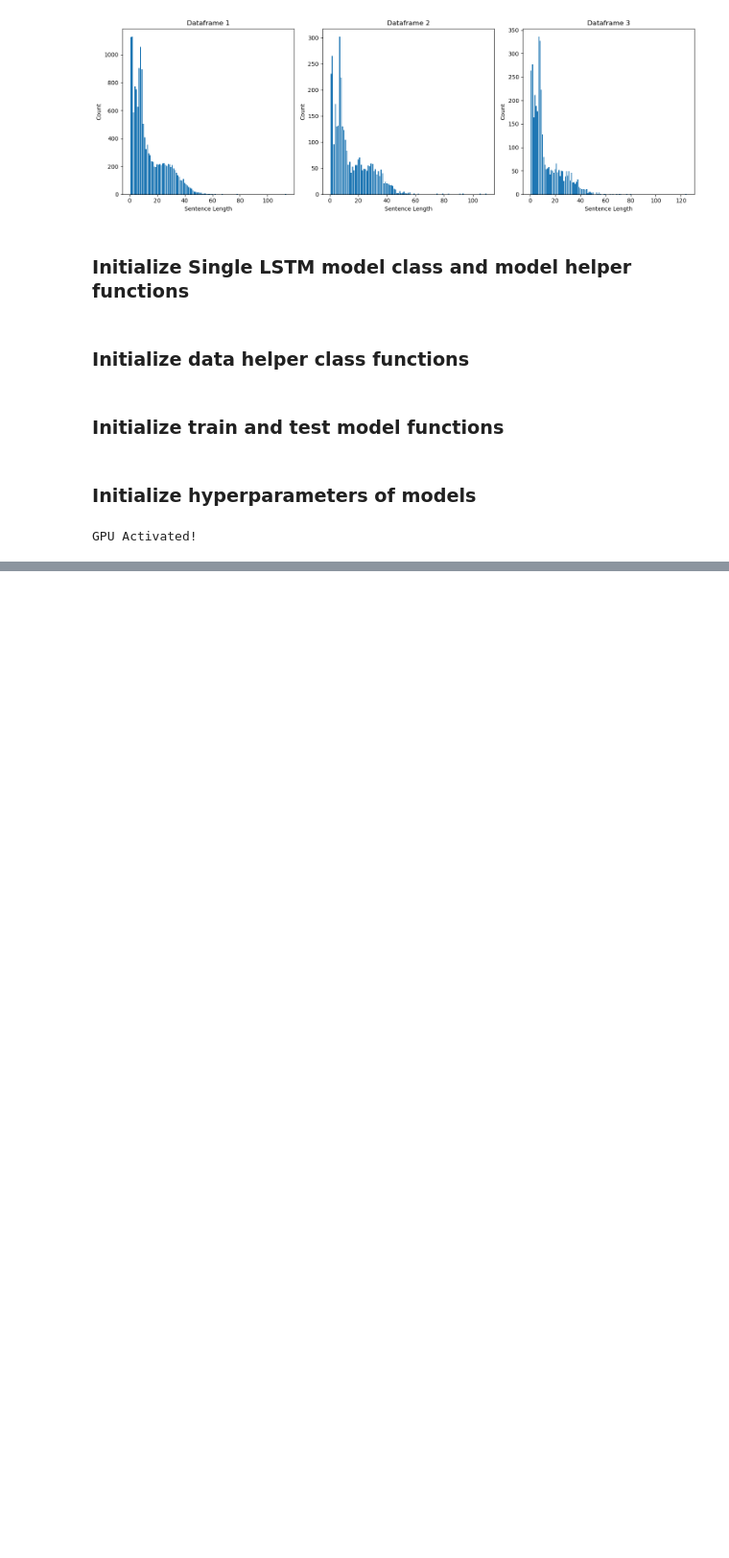
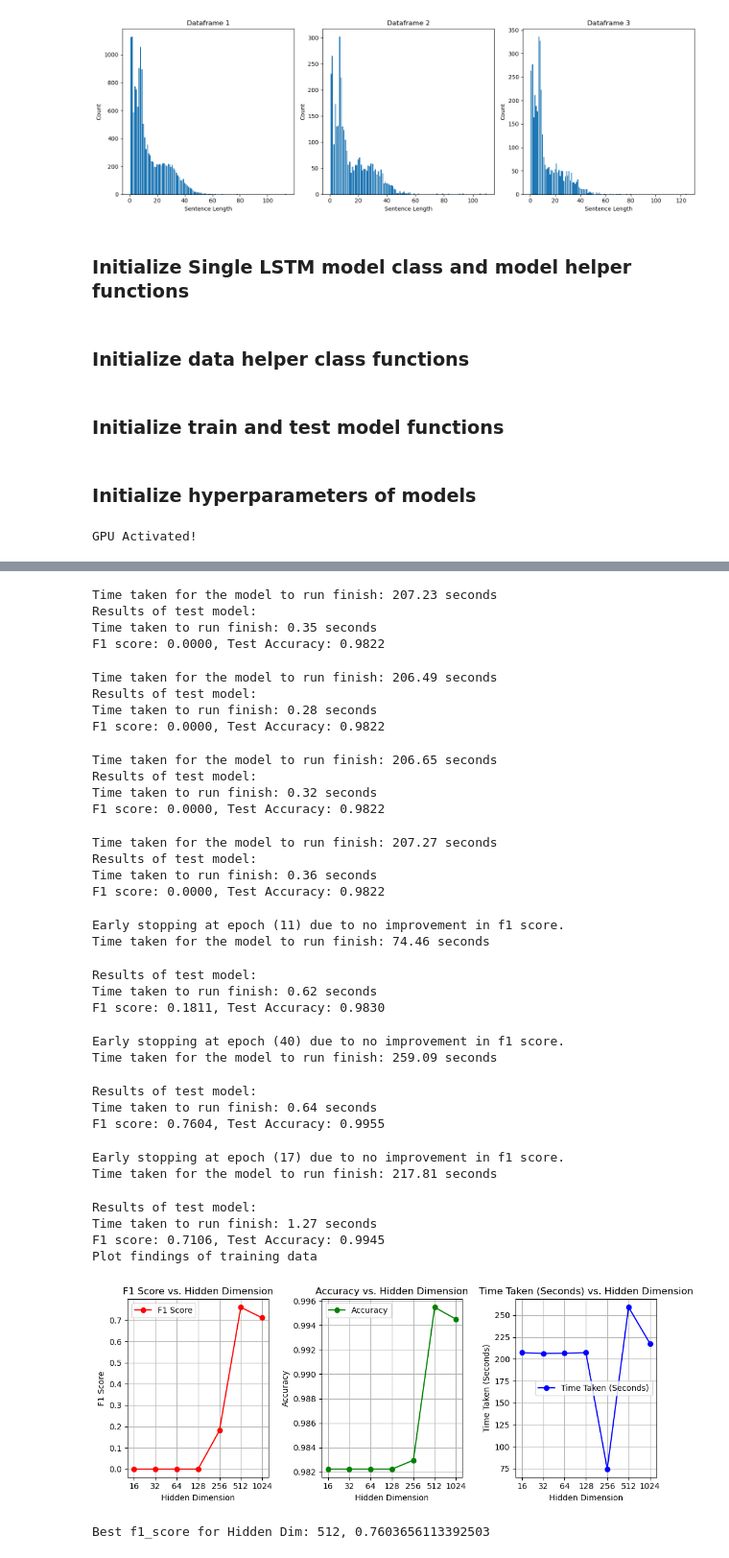
Before and after one commit to jordanlianhs/SC4002-Natural-Language-Processing, a Jupyter notebook: CZ4045 Part 1 latest.ipynb, the cells around one changed output, grey strips where cells are left out. Shown at 96% size. Saved outputs shown, nothing was run; the diff lists cells and outputs as text; code cells hidden in the pictures; blank space fills up the shorter version.

```diff
--- a/CZ4045 Part 1 latest.ipynb
+++ b/CZ4045 Part 1 latest.ipynb
@@ -1258,0 +1351,64 @@ Epoch 12.00, F1 Score: 0.6903, Time taken for this epoch: 3.91s.
+# %%
+if device.type == 'cuda': torch.cuda.empty_cache() # Release cache
+
+# Fixed parameters for this testing
+epoch = 50
+batch_size = 32
+
+# Get dataset loaders with fixed batch size
+train_data_loader, val_data_loader, train_sentence_len, val_sentence_len = get_training_data(batch_size, ner_label_mapping)
+test_data_loader, test_sentence_len = get_test_data(batch_size, ner_label_mapping)
+
+# Variable for testing
+hidden_dim = [16,32,64,128,256,512,1024] # Change to see if there are any improvements
+F1_s, acc, tt = [], [], []
+for hd in hidden_dim:
+    # Initialize EarlyStopper and model
+    early_stopper = EarlyStopper(patience=3)
+    model = get_attention_ner_model(embedding_dim, hd, num_labels, pretrained_embeddings)
+
+    # Train and test the model on the parameters set
+    _,_,_,_, f1_score_arr, time_taken = train_model(model, train_data_loader, val_data_loader, val_sentence_len, device=device, epochs=epoch, weights=None, early_stopper=early_stopper, random_initial_state=False, debug=False)
+    test_accuracy, f1_score, _,_ = test_model(model, test_data_loader, test_sentence_len, device)
+    F1_s.append(f1_score)
+    acc.append(test_accuracy)
+    tt.append(time_taken)
+
+# Report findings
+plot_findings(hidden_dim, [F1_s,acc,tt], "Hidden Dimension")
+print(f"Best f1_score for Hidden Dim: {hidden_dim[F1_s.index(max(F1_s))]}, {max(F1_s)}")
+# %% [output]
+Time taken for the model to run finish: 207.23 seconds
+Results of test model:
+Time taken to run finish: 0.35 seconds
+F1 score: 0.0000, Test Accuracy: 0.9822
+Time taken for the model to run finish: 206.49 seconds
+Results of test model:
+Time taken to run finish: 0.28 seconds
+F1 score: 0.0000, Test Accuracy: 0.9822
+Time taken for the model to run finish: 206.65 seconds
+Results of test model:
+Time taken to run finish: 0.32 seconds
+F1 score: 0.0000, Test Accuracy: 0.9822
+Time taken for the model to run finish: 207.27 seconds
+Results of test model:
+Time taken to run finish: 0.36 seconds
+F1 score: 0.0000, Test Accuracy: 0.9822
+Early stopping at epoch (11) due to no improvement in f1 score.
+Time taken for the model to run finish: 74.46 seconds
+Results of test model:
+Time taken to run finish: 0.62 seconds
+F1 score: 0.1811, Test Accuracy: 0.9830
+Early stopping at epoch (40) due to no improvement in f1 score.
+Time taken for the model to run finish: 259.09 seconds
+Results of test model:
+Time taken to run finish: 0.64 seconds
+F1 score: 0.7604, Test Accuracy: 0.9955
+Early stopping at epoch (17) due to no improvement in f1 score.
+Time taken for the model to run finish: 217.81 seconds
+Results of test model:
+Time taken to run finish: 1.27 seconds
+F1 score: 0.7106, Test Accuracy: 0.9945
+Plot findings of training data
+[figure, added]
+Best f1_score for Hidden Dim: 512, 0.7603656113392503
```
Also changed, not shown: parts of 22 cells of this notebook.
